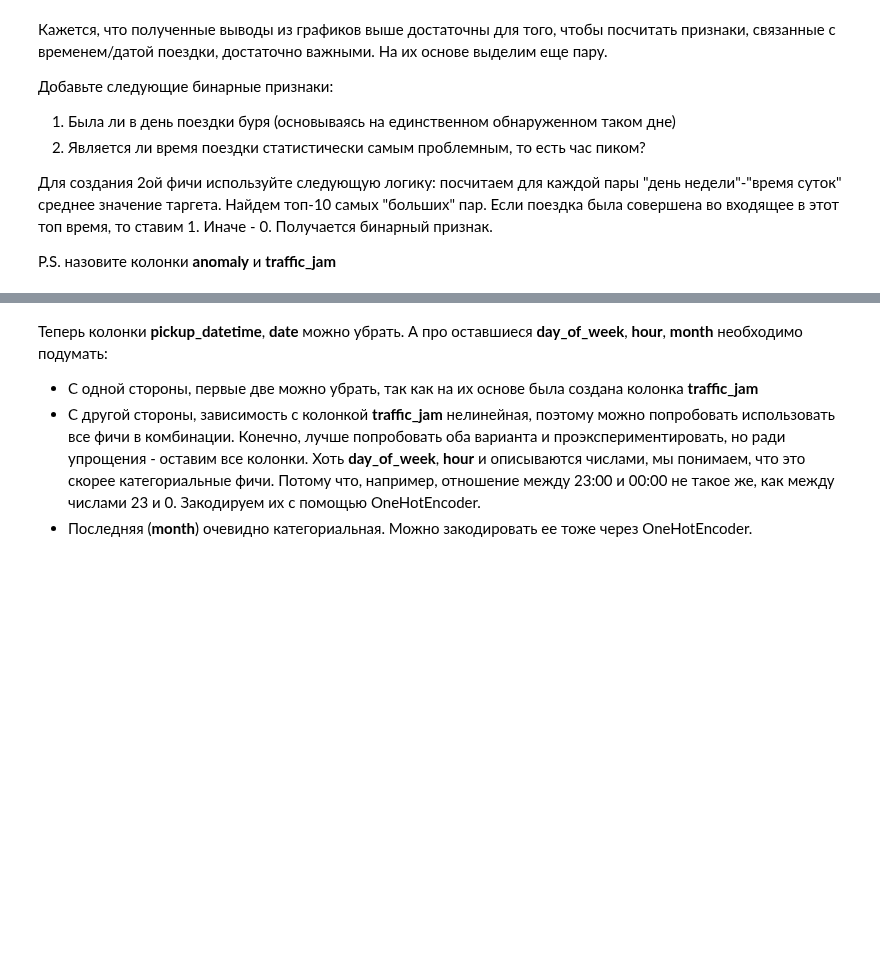
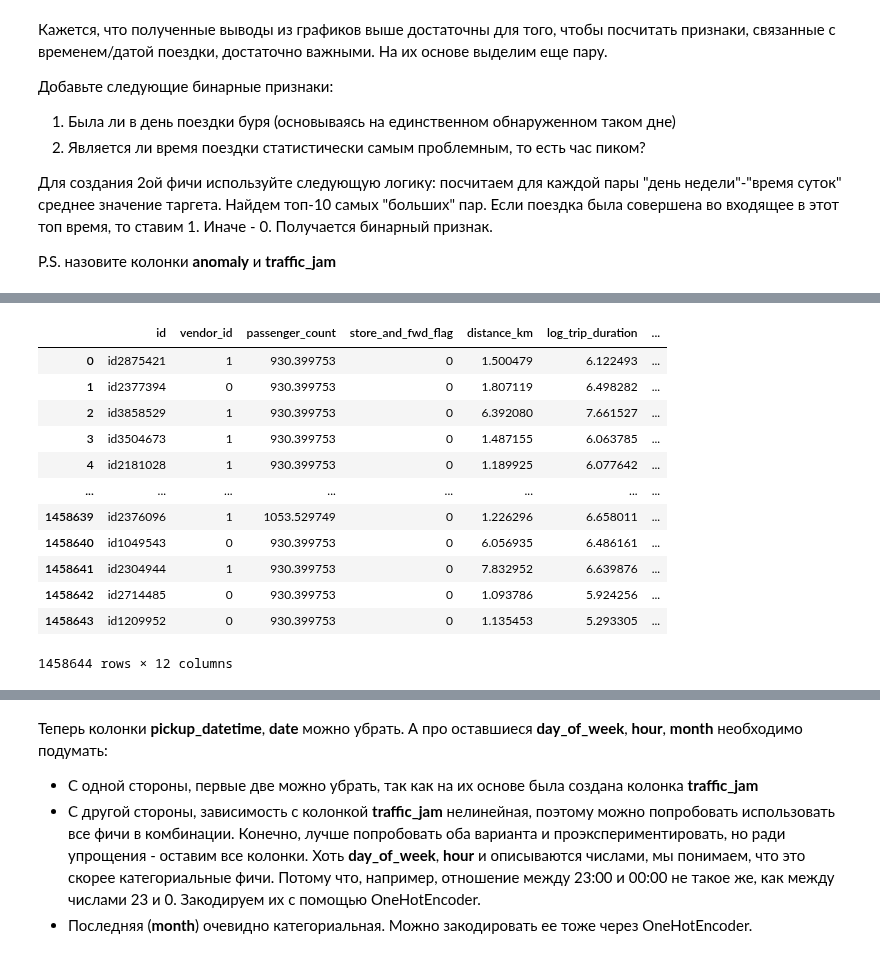
Before and after one commit to Alexey3250/Start_ML, a Jupyter notebook: Machine_learning/7_feauture_selection/HW_7.ipynb, the cells around one changed output, grey strips where cells are left out. Cells and saved outputs as stored; diff of their text form; code cells hidden in the pictures; blank space fills up the shorter version.

```diff
--- a/Machine_learning/7_feauture_selection/HW_7.ipynb
+++ b/Machine_learning/7_feauture_selection/HW_7.ipynb
@@ -298,0 +356,8 @@ processed_data.head()
+# %%
+### Находим день с минимальным количеством поездок
+
+# Создаем колонку anomaly и заполняем ее нулями
+processed_data['anomaly'] = 0
+
+# Найдём один день с минимальным количеством поездок
+processed_data.groupby('date').count()['vendor_id'].sort_values().head(1)
@@ -298,0 +368,10 @@ processed_data.head()
+# %%
+# перевожу в другой тип дату
+processed_data.date = pd.to_datetime(processed_data.date)
+
+# нахожу дату с минимальным количеством поездок
+min_date = processed_data.date.value_counts().idxmin()
+# %%
+# Создаём бинарный признак anomaly
+processed_data['anomaly'] = processed_data.date.apply(lambda x: 1 if x == min_date else 0)
+processed_data.query('date == "2016-01-23"').head(4)
@@ -298,0 +431,17 @@ processed_data.head()
+# %%
+processed_data = processed_data.reset_index()
+processed_data
+# %% [output]
+|  | id | vendor_id | passenger_count | store_and_fwd_flag | distance_km | log_trip_duration | ... |
+| 0 | id2875421 | 1 | 930.399753 | 0 | 1.500479 | 6.122493 | ... |
+| 1 | id2377394 | 0 | 930.399753 | 0 | 1.807119 | 6.498282 | ... |
+| 2 | id3858529 | 1 | 930.399753 | 0 | 6.392080 | 7.661527 | ... |
+| 3 | id3504673 | 1 | 930.399753 | 0 | 1.487155 | 6.063785 | ... |
+| 4 | id2181028 | 1 | 930.399753 | 0 | 1.189925 | 6.077642 | ... |
+| ... | ... | ... | ... | ... | ... | ... | ... |
+| 1458639 | id2376096 | 1 | 1053.529749 | 0 | 1.226296 | 6.658011 | ... |
+| 1458640 | id1049543 | 0 | 930.399753 | 0 | 6.056935 | 6.486161 | ... |
+| 1458641 | id2304944 | 1 | 930.399753 | 0 | 7.832952 | 6.639876 | ... |
+| 1458642 | id2714485 | 0 | 930.399753 | 0 | 1.093786 | 5.924256 | ... |
+| 1458643 | id1209952 | 0 | 930.399753 | 0 | 1.135453 | 5.293305 | ... |
+1458644 rows × 12 columns
```
Also changed, not shown: parts of 24 cells of this notebook, 1 other file.
